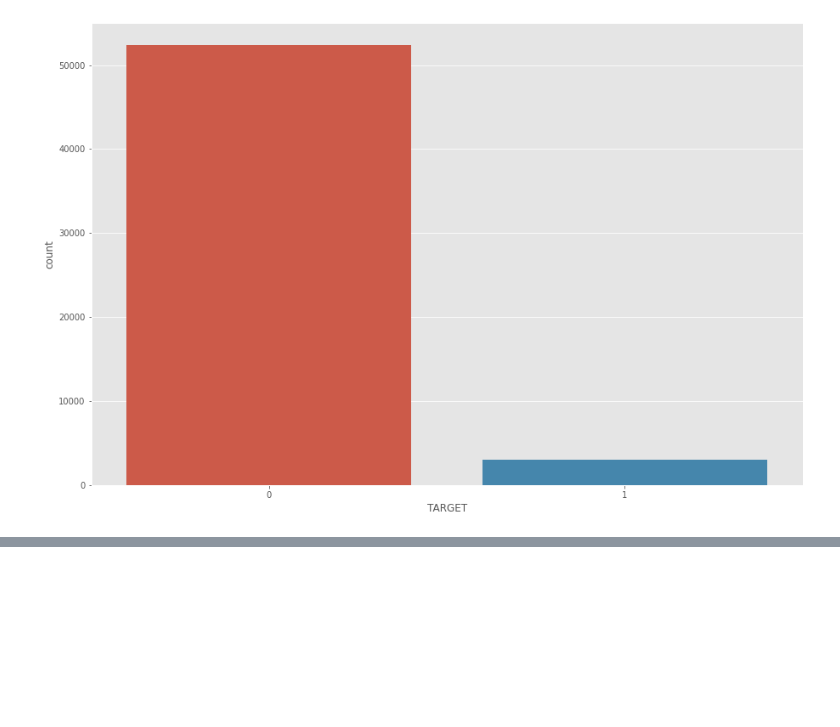
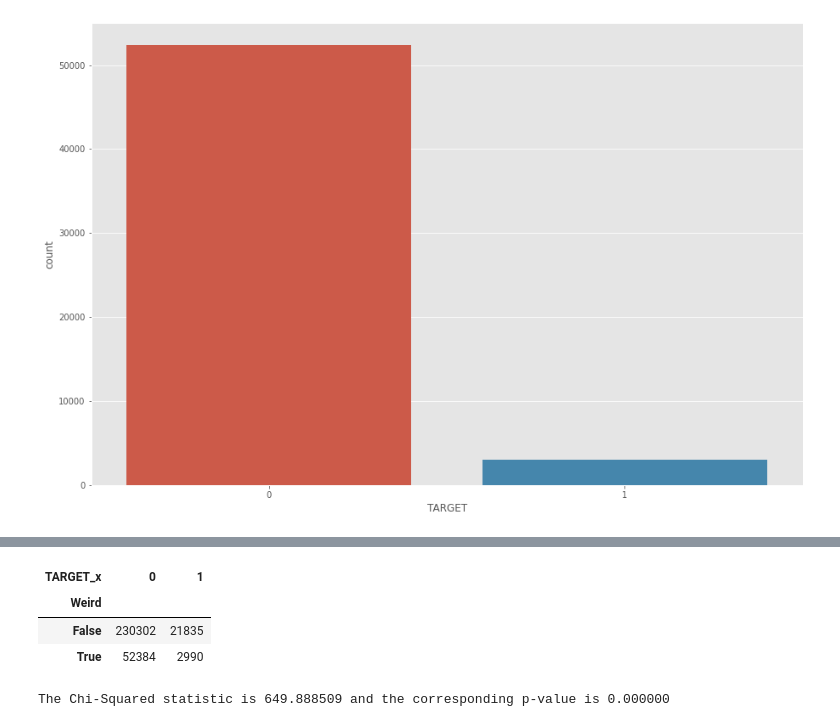
Before and after one commit to Antonio-Avila/Home-Credit-Default, a Jupyter notebook: Current_Apps_EDA.ipynb, the cells around one changed output, grey strips where cells are left out. Cells and saved outputs as stored; diff of their text form; code cells hidden in the pictures; blank space fills up the shorter version.

```diff
--- a/Current_Apps_EDA.ipynb
+++ b/Current_Apps_EDA.ipynb
@@ -95,3 +103,16 @@ df.head()
+# %%
+contingency_table = pd.crosstab(df.Weird, df.TARGET_x)
+contingency_table
+# %% [output]
+| TARGET_x | 0 | 1 |
+| Weird |  |  |
+| False | 230302 | 21835 |
+| True | 52384 | 2990 |
+# %%
+chi, p, dofs, exp = stats.chi2_contingency(contingency_table)
+print("The Chi-Squared statistic is %f and the corresponding p-value is %f" %(chi, p))
+# %% [output]
+The Chi-Squared statistic is 649.888509 and the corresponding p-value is 0.000000
 # %% [markdown]
 <a style='text-decoration:none;line-height:16px;display:flex;color:#5B5B62;padding:10px;justify-content:end;' href='https://deepnote.com?utm_source=created-in-deepnote-cell&projectId=9263f292-ea73-48e7-8892-f3d3ed1db03c' target="_blank">
 <img alt='Created in deepnote.com' style='display:inline;max-height:16px;margin:0px;margin-right:7.5px;' src='embedded-picture-1' > </img>
```
Also changed, not shown: parts of 3 cells of this notebook.
